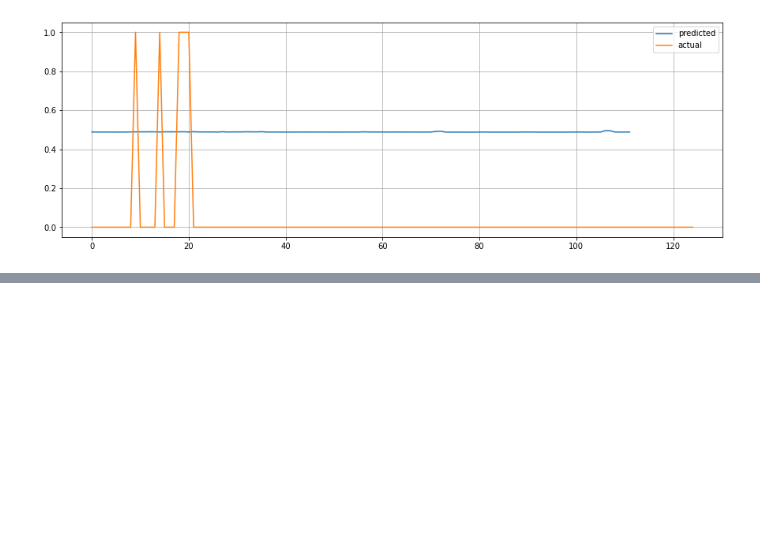
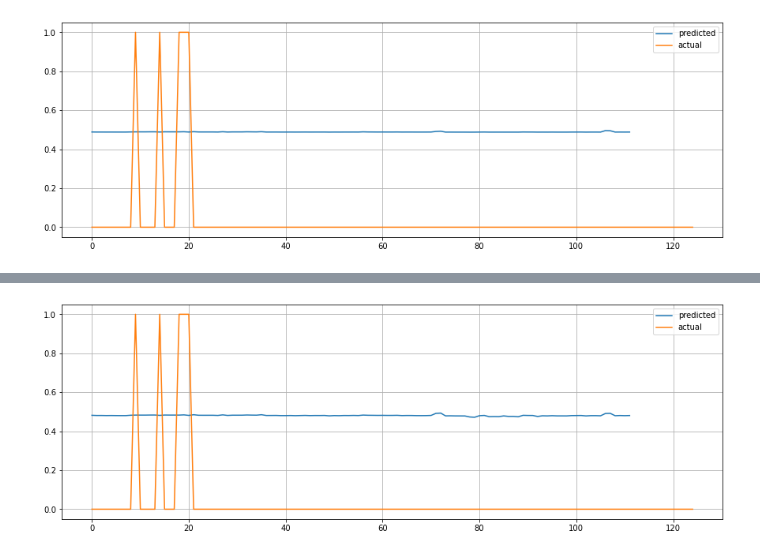
Before and after one commit to langflow-ai/wavy, a Jupyter notebook: notebooks/covid_anomaly_detection.ipynb, the cells around one changed output, grey strips where cells are left out. Saved outputs shown, nothing was run; the diff lists cells and outputs as text; code cells hidden in the pictures; blank space fills up the shorter version.

```diff
--- a/notebooks/covid_anomaly_detection.ipynb
+++ b/notebooks/covid_anomaly_detection.ipynb
@@ -166,3 +166,7 @@ plt.grid(True)
 plt.show()
 # %% [output]
 [figure]
+# %%
+densemodel = wavy.model.DenseModel(panel1, model_type="classifier")
+# %%
+densemodel.fit()
@@ -168,0 +175,13 @@ plt.show()
+# %%
+predicted_validation_dense = densemodel.predict_val()
+# %%
+predicted_validation_dense = predicted_validation_dense.as_dataframe().values
+# %%
+plt.figure(figsize=(15, 5))
+plt.plot(predicted_validation_dense)
+plt.plot(y[:val_len])
+plt.legend(["predicted", "actual"])
+plt.grid(True)
+plt.show()
+# %% [output]
+[figure, added]
```
Also changed, not shown: parts of 1 cell of this notebook.
